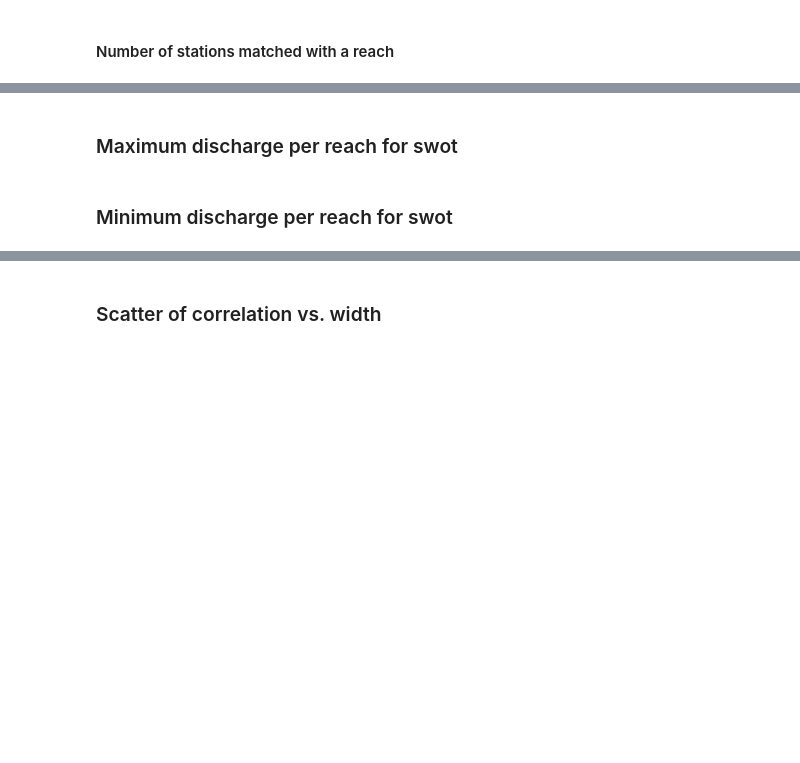
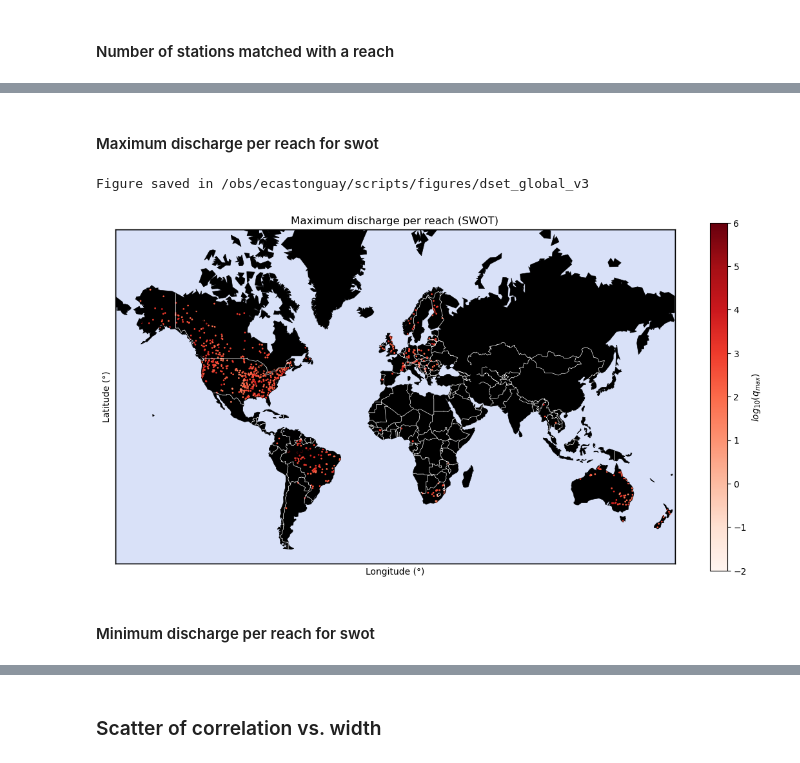
Before and after one commit to evecastonguay/Stage2026, a Jupyter notebook: discharge_diagnostics.ipynb, the cells around one changed output, grey strips where cells are left out. Saved outputs shown, nothing was run; the diff lists cells and outputs as text; code cells hidden in the pictures; blank space fills up the shorter version.

```diff
--- a/discharge_diagnostics.ipynb
+++ b/discharge_diagnostics.ipynb
@@ -191,5 +351,5 @@ for station_id in list_stations_plot:
 # %% [markdown]
-### Maximum discharge per reach for swot
+#### Maximum discharge per reach for swot
 # %%
 # Tutorial https://www.tutorialspoint.com/matplotlib/matplotlib_basemap.htm
 # Colormaps https://matplotlib.org/stable/users/explain/colors/colormaps.html
@@ -202,39 +362,42 @@ x_s = dset_global['geox_global_s'].values
 y_s = dset_global['geoy_global_s'].values
 
 # Determine the 'view' of the world map
-plt.figure(figsize=(20, 8))
+plt.figure(figsize=(14, 7))
 min_lat = -60
 max_lat = 80
 min_lon = -180
 max_lon = 180
 map = Basemap(
    projection='merc', llcrnrlat=min_lat, urcrnrlat=max_lat,
    llcrnrlon=min_lon, urcrnrlon=max_lon, resolution='c')
 
 # Draw the continental elements
 ocean_color = mcolors.to_rgba('royalblue', alpha=0.1) # 'royalblue', alpha=0.1 // 'lightsteelblue', alpha=0.35
 map.drawcoastlines(color='k',linewidth=0.5)
 map.drawcountries(color='w',linewidth=0.5)
 map.drawmapboundary(fill_color=ocean_color)
 map.fillcontinents(color='black', lake_color='black')
 #map.drawparallels(np.linspace(min_lon,max_lon,num=10))
 #map.drawmeridians(np.linspace(min_lat,max_lat,num=10))
 
 # Plot
 x, y = map(x_s, y_s)  # Projecting latitudes and longitudes to map coordinates
 mymap = map.scatter(x, y, c=np.log10(q_max), cmap='Reds', marker='o', alpha=1, s=1, vmin=-2,vmax=6) # s is markersize, [vmin=0,vmax=5000]
 plt.colorbar(mymap, label=r'$log_{10}(q_{max})$')
 plt.title("Maximum discharge per reach (SWOT)")
 plt.xlabel(r'Longitude (°)')
 plt.ylabel(r'Latitude (°)')
 
 # Save
 fig_name = f'max_dschg_s_world.png'
 plt.savefig(save_path_caler+f'{fig_name}', dpi=400, bbox_inches='tight')
 print(f"Figure saved in /obs/ecastonguay/scripts/figures/dset_global_v3")
 plt.show()
+# %% [output]
+Figure saved in /obs/ecastonguay/scripts/figures/dset_global_v3
+[figure, added]
 # %% [markdown]
-### Minimum discharge per reach for swot
+#### Minimum discharge per reach for swot
 # %%
 # Tutorial https://www.tutorialspoint.com/matplotlib/matplotlib_basemap.htm
 # Colormaps https://matplotlib.org/stable/users/explain/colors/colormaps.html
```
Also changed, not shown: parts of 57 cells of this notebook, 1 other file.
